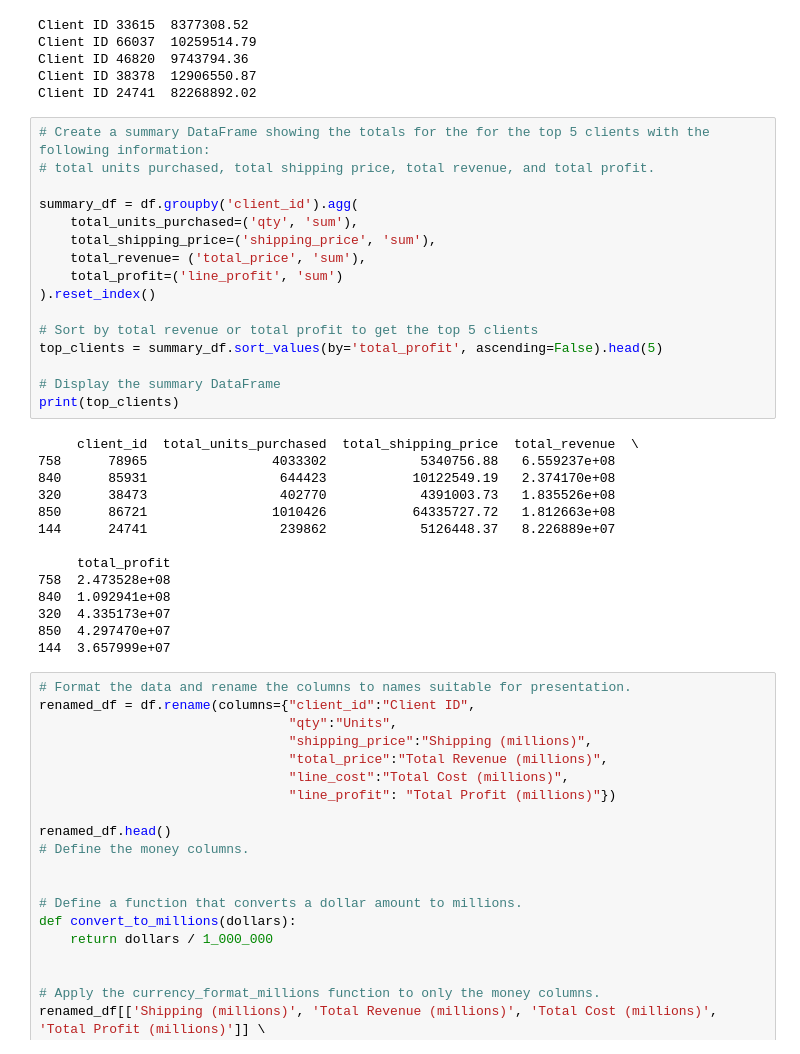
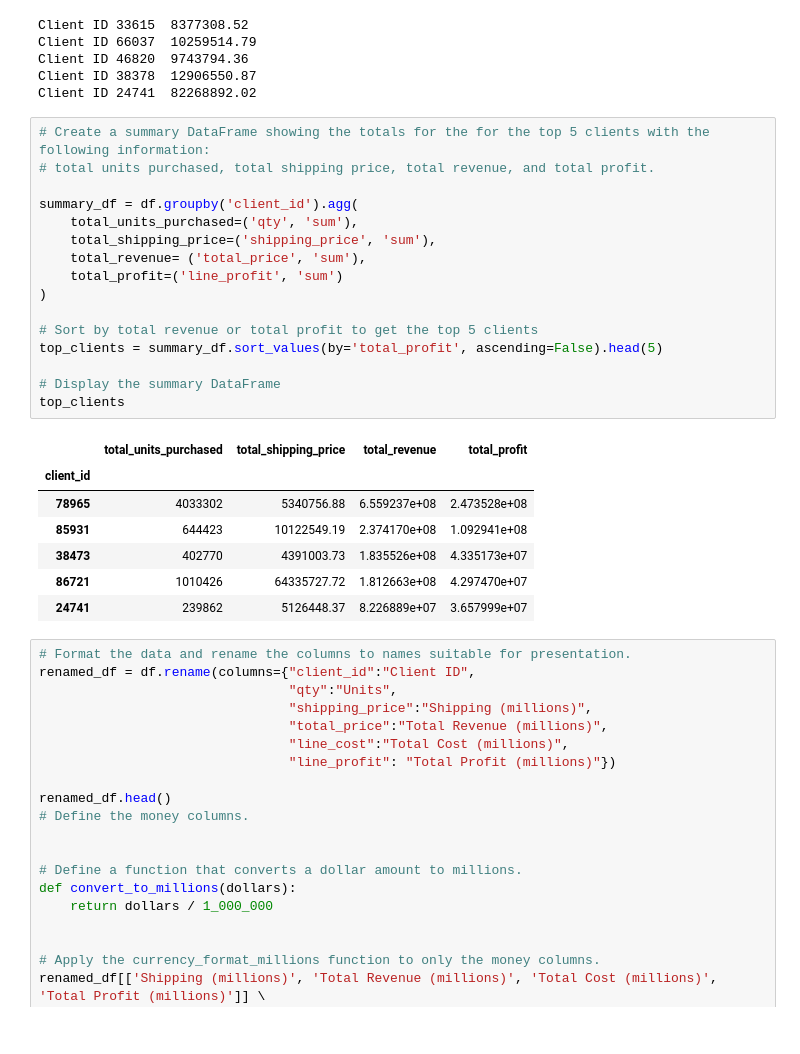
Before and after one commit to edoucet-AI/pandas-challenge-1, a Jupyter notebook: Starter_Code/Starter_Code/wholesale_data_analysis_starter_code.ipynb, the cells around one changed output. Drawn from its saved outputs; the diff is of its cells as text.

```diff
--- a/Starter_Code/Starter_Code/wholesale_data_analysis_starter_code.ipynb
+++ b/Starter_Code/Starter_Code/wholesale_data_analysis_starter_code.ipynb
@@ -204,33 +204,27 @@ Client ID 24741  82268892.02
 # %%
 # Create a summary DataFrame showing the totals for the for the top 5 clients with the following information:
 # total units purchased, total shipping price, total revenue, and total profit.
 
 summary_df = df.groupby('client_id').agg(
     total_units_purchased=('qty', 'sum'),
     total_shipping_price=('shipping_price', 'sum'),
     total_revenue= ('total_price', 'sum'),
     total_profit=('line_profit', 'sum')
-).reset_index()
+)
 
 # Sort by total revenue or total profit to get the top 5 clients
 top_clients = summary_df.sort_values(by='total_profit', ascending=False).head(5)
 
 # Display the summary DataFrame
-print(top_clients)
+top_clients
 # %% [output]
-     client_id  total_units_purchased  total_shipping_price  total_revenue  \
-758      78965                4033302            5340756.88   6.559237e+08
-840      85931                 644423           10122549.19   2.374170e+08
-320      38473                 402770            4391003.73   1.835526e+08
-850      86721                1010426           64335727.72   1.812663e+08
-144      24741                 239862            5126448.37   8.226889e+07
-
-     total_profit
-758  2.473528e+08
-840  1.092941e+08
-320  4.335173e+07
-850  4.297470e+07
-144  3.657999e+07
+|  | total_units_purchased | total_shipping_price | total_revenue | total_profit |
+| client_id |  |  |  |  |
+| 78965 | 4033302 | 5340756.88 | 6.559237e+08 | 2.473528e+08 |
+| 85931 | 644423 | 10122549.19 | 2.374170e+08 | 1.092941e+08 |
+| 38473 | 402770 | 4391003.73 | 1.835526e+08 | 4.335173e+07 |
+| 86721 | 1010426 | 64335727.72 | 1.812663e+08 | 4.297470e+07 |
+| 24741 | 239862 | 5126448.37 | 8.226889e+07 | 3.657999e+07 |
 # %%
 # Format the data and rename the columns to names suitable for presentation.
 renamed_df = df.rename(columns={"client_id":"Client ID",
```
Also changed, not shown: parts of 1 cell of this notebook.
